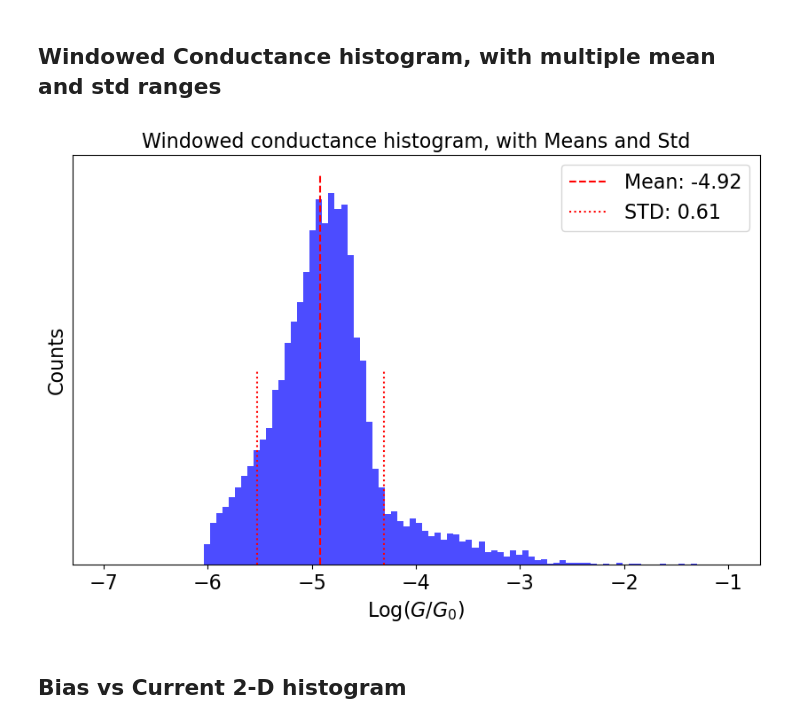
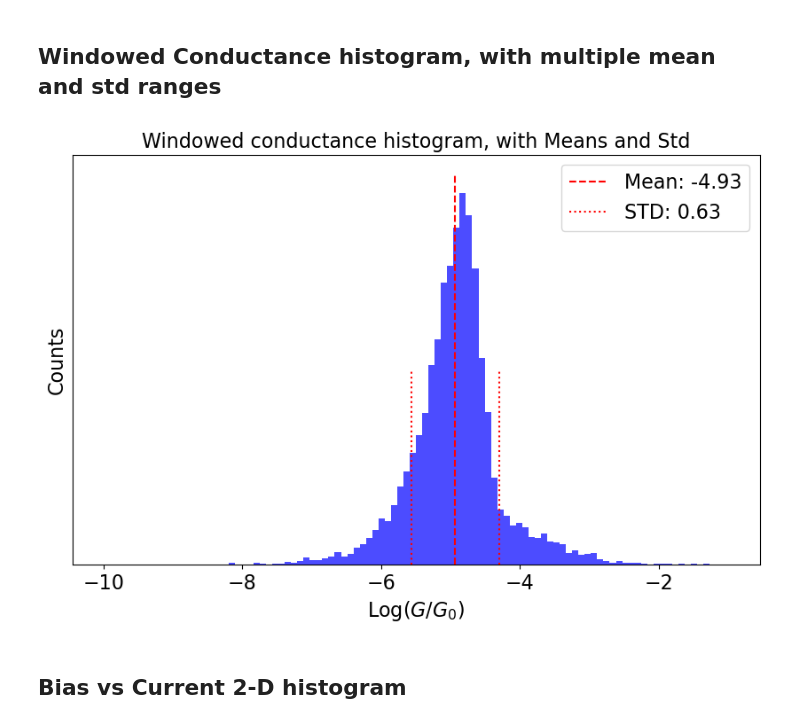
Before and after one commit to jamesnewson/FX40-CAFM-Analysis, a Jupyter notebook: FX40_CAFM_Plotting.ipynb, the cells around one changed output. Drawn from its saved outputs; the diff is of its cells as text; code cells hidden in the pictures.

```diff
--- a/FX40_CAFM_Plotting.ipynb
+++ b/FX40_CAFM_Plotting.ipynb
@@ -48,7 +48,7 @@ Run this once whenever you want to import a new dataset to analyse, you should t
 Be sure to remember the new \Processed folder that gets created when the data is loaded in the FX40_Load code
 # %%
 folder = r"C:\Users\newsonj\OneDrive - Lancaster University\Documents\PhD\Electrospray\Testing\2026-09-23 Memristor testing\Force dependent IV\0.7V Area 4\Processed"
-#file = "FX40_Spectroscopy_Data.pkl"
+file = "FX40_Spectroscopy_Data.pkl"
 #file = "FX40_Spectroscopy_Data_corrected.pkl"
 
 data = pd.read_pickle(folder + "\\" + file)
@@ -242,46 +242,46 @@ vmax = 0.05
 
 colours = ["red", "orange", "purple", "olive", "cyan"]
 
-g = np.ma.masked_invalid(np.ma.masked_array(np.concatenate(data["Log(G/G0)"].values), mask = np.concatenate(data["Log(G/G0)"].values) < -6))
+g = np.concatenate(data["Log(G/G0)"].values)
 v = np.concatenate(data["Bias"].values)
 gfiltered = np.array(g[(v>=vmin) & (v<=vmax)])
 gfiltered = np.ma.masked_invalid(gfiltered)
-gfiltered = np.ma.masked_array(gfiltered, mask = gfiltered < -6) # you may want to adjust this threshold depending on the noise level in your data, or comment out to include all values
+#gfiltered = np.ma.masked_array(gfiltered, mask = gfiltered < -10) # you may want to adjust this threshold depending on the noise level in your data, or comment out to include all values
 
 # Calculate the mean and standard deviation for the specified ranges
-meanRanges = [(-7,-1)]
+meanRanges = [(-10,-1)]
 allMeanStd = []
 for value in meanRanges:
     gwindow = np.array(gfiltered[(gfiltered>=value[0]) & (gfiltered<value[1])])
     meanStd = (np.nanmean(gwindow), np.nanstd(gwindow))
     allMeanStd.append(meanStd)
 
 plt.figure(figsize=(10, 6))
 plt.hist(gfiltered.compressed(),
          bins=100,
          color="blue",
          alpha=0.7,
-         range=(-7,-1), #change this to adjust the x-axis range of the histogram
+         range=(-10,-1), #change this to adjust the x-axis range of the histogram
          density=True)
 if "Normalized" in file:
     plt.xlabel("Log($G/G_0$) per molecule")
 else:
     plt.xlabel("Log($G/G_0$)")
 plt.ylabel("Counts")
 plt.yticks([])
 plt.title(title)
 ymax = plt.ylim()[1]
 for value in allMeanStd:
     gMean, gSTD = value
     plt.vlines(gMean, 0, ymax, colors=colours[allMeanStd.index(value)], linestyles='dashed', label=f'Mean: {gMean:.2f}')
     plt.vlines([gMean - gSTD, gMean + gSTD], 0, ymax*0.5, colors=colours[allMeanStd.index(value)], linestyles='dotted', label=f'STD: {gSTD:.2f}')
 plt.legend()
 
 save_plots(folder, title)
 
 plt.show()
 # %% [output]
-[figure, old version]
+[figure, new version]
 # %% [markdown]
 ## Bias vs Current 2-D histogram
 # %%
```
Also changed, not shown: parts of 1 cell of this notebook, 1 other file.
